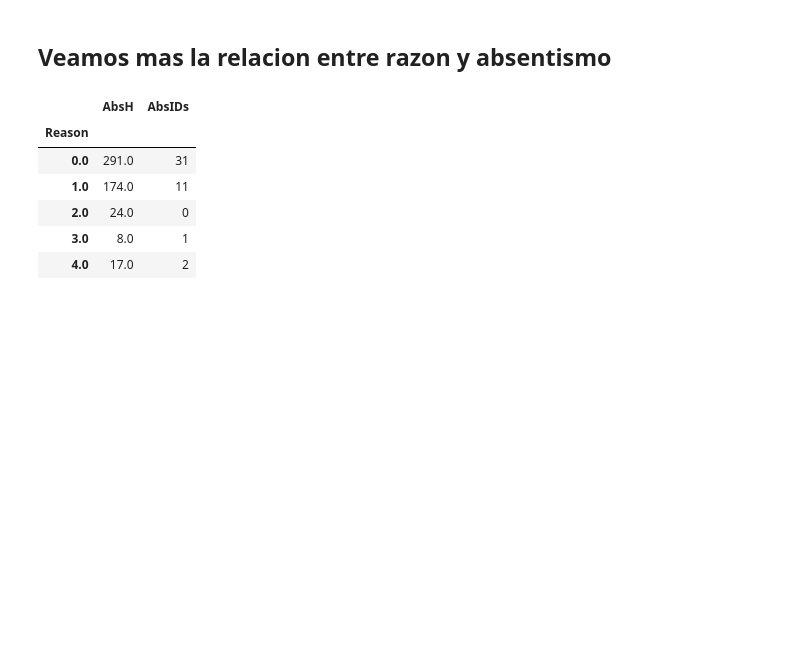
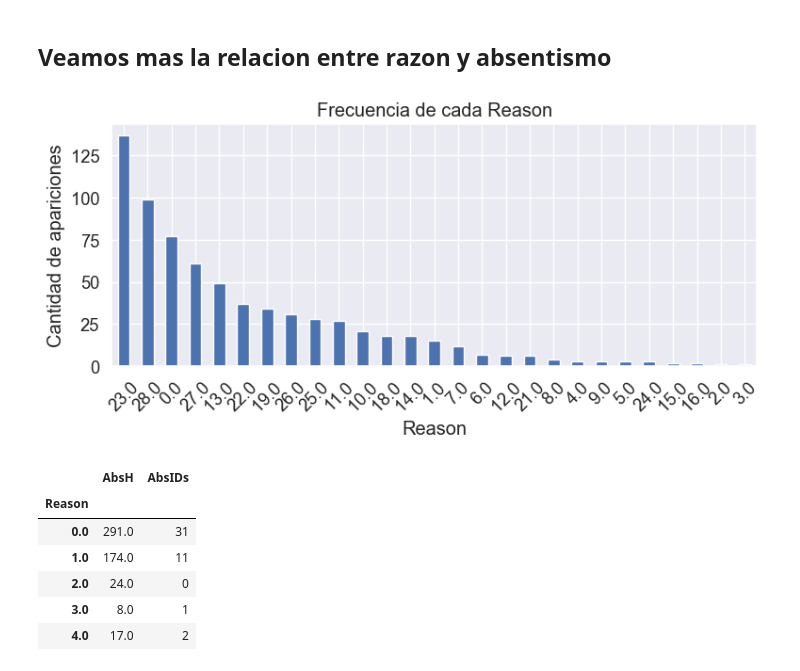
Before and after one commit to SDeGiuda/ProyectoDatos, a Jupyter notebook: ObligatorioDAtos.ipynb, the cells around one changed output. Drawn from its saved outputs; the diff is of its cells as text; code cells hidden in the pictures; blank space fills up the shorter version.

```diff
--- a/ObligatorioDAtos.ipynb
+++ b/ObligatorioDAtos.ipynb
@@ -308,6 +349,18 @@ Aca estamos viendo cuanta gente falto en cada mes/dia
 Vemos que la convinacion con mas gente ausente son los lunes de julio y los miercoles de marzo y de mayo
 # %% [markdown]
 ## Veamos mas la relacion entre razon y absentismo
+# %%
+counts = df["Reason"].value_counts()
+
+counts.plot(kind="bar", figsize=(8, 4))
+plt.title("Frecuencia de cada Reason")
+plt.xlabel("Reason")
+plt.ylabel("Cantidad de apariciones")
+plt.xticks(rotation=45)
+plt.tight_layout()
+plt.show()
+# %% [output]
+[figure, added]
 # %%
 reason_df = pd.concat([
     df.groupby('Reason', observed=False)['AbsH'].sum(),
```
Also changed, not shown: parts of 5 cells of this notebook.
